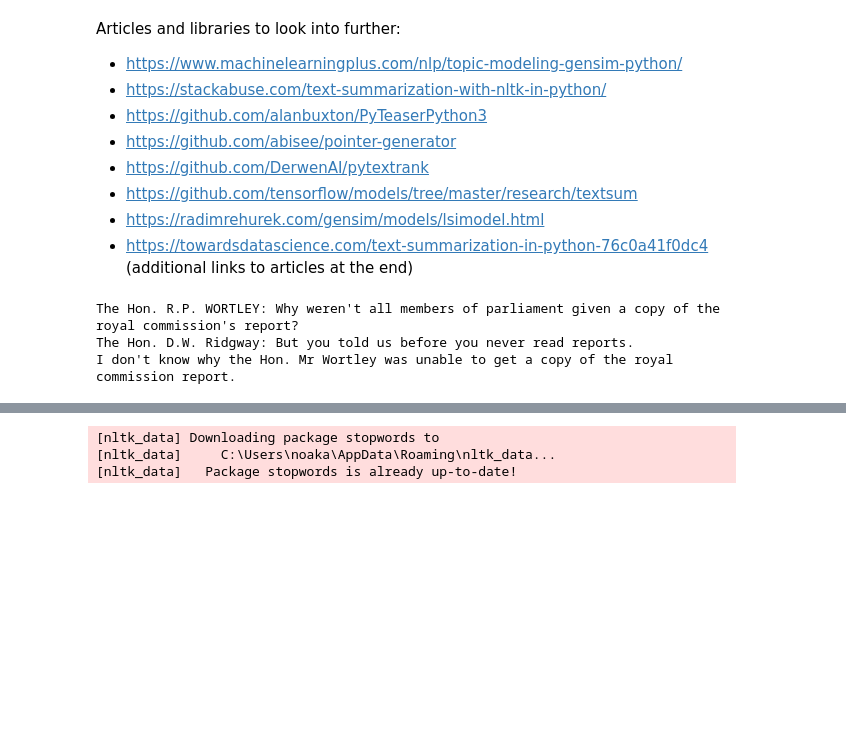
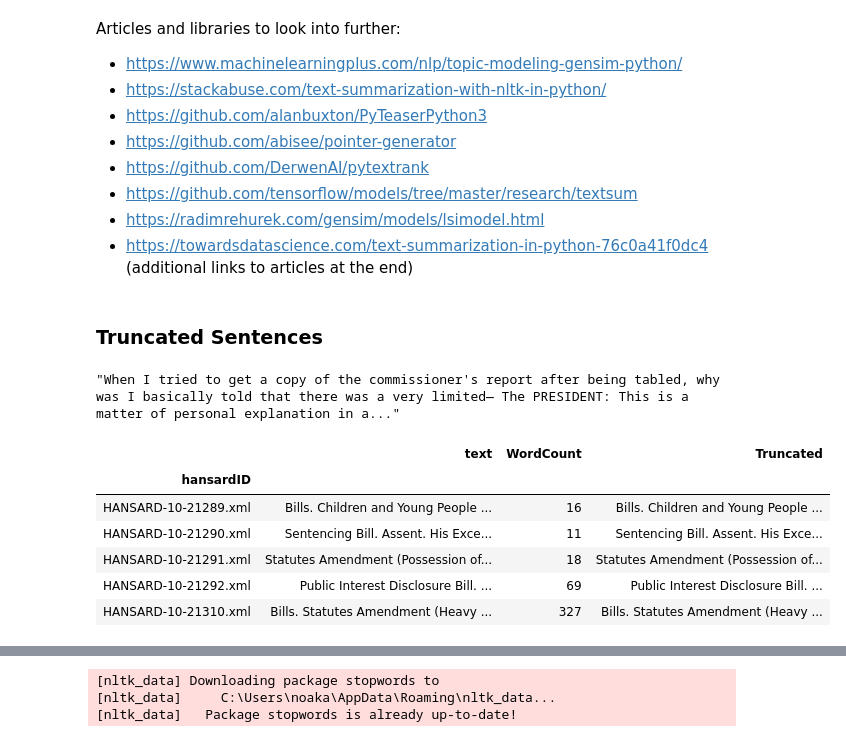
Before and after one commit to xcelsiorbosi/UNI_2019_DAG_TEXT_ANALYTICS, a Jupyter notebook: analytics/TextAnalyticsExploration.ipynb, the cells around one changed output, grey strips where cells are left out. Drawn from its saved outputs; the diff is of its cells as text; code cells hidden in the pictures; blank space fills up the shorter version.

```diff
--- a/analytics/TextAnalyticsExploration.ipynb
+++ b/analytics/TextAnalyticsExploration.ipynb
@@ -73,11 +119,3 @@ Articles and libraries to look into further:
 #url = 'http://www.huffingtonpost.com/2013/11/22/twitter-forward-secrecy_n_4326599.html'
 #summaries = SummarizeUrl(url)
 #print summaries
-# %%
-#  TextRank summarization
-from gensim.summarization.summarizer import summarize
-print(summarize(text))
-# %% [output]
-The Hon. R.P. WORTLEY: Why weren't all members of parliament given a copy of the royal commission's report?
-The Hon. D.W. Ridgway: But you told us before you never read reports.
-I don't know why the Hon. Mr Wortley was unable to get a copy of the royal commission report.
@@ -94,3 +124,26 @@ vectorized_corpus = model[common_corpus]
 #from textteaser import TextTeaser
 #tt = TextTeaser()
 #tt.summarize(title, text)
+# %% [markdown]
+### Truncated Sentences
+# %%
+def smart_truncate(content, length=200, suffix='...'):
+    if len(content) <= length:
+        return content
+    else:
+        return ' '.join(content[:length+1].split(' ')[0:-1]) + suffix
+
+smart_truncate(text)
+# %% [output]
+"When I tried to get a copy of the commissioner's report after being tabled, why was I basically told that there was a very limited— The PRESIDENT: This is a matter of personal explanation in a..."
+# %%
+grouped_text_df['Truncated'] = grouped_text_df.apply(lambda x: smart_truncate(x.text), axis=1)
+grouped_text_df.head(5)
+# %% [output]
+|  | text | WordCount | Truncated |
+| hansardID |  |  |  |
+| HANSARD-10-21289.xml | Bills. Children and Young People ... | 16 | Bills. Children and Young People ... |
+| HANSARD-10-21290.xml | Sentencing Bill. Assent. His Exce... | 11 | Sentencing Bill. Assent. His Exce... |
+| HANSARD-10-21291.xml | Statutes Amendment (Possession of... | 18 | Statutes Amendment (Possession of... |
+| HANSARD-10-21292.xml | Public Interest Disclosure Bill. ... | 69 | Public Interest Disclosure Bill. ... |
+| HANSARD-10-21310.xml | Bills. Statutes Amendment (Heavy ... | 327 | Bills. Statutes Amendment (Heavy ... |
```
Also changed, not shown: parts of 37 cells of this notebook, 1 other file.
